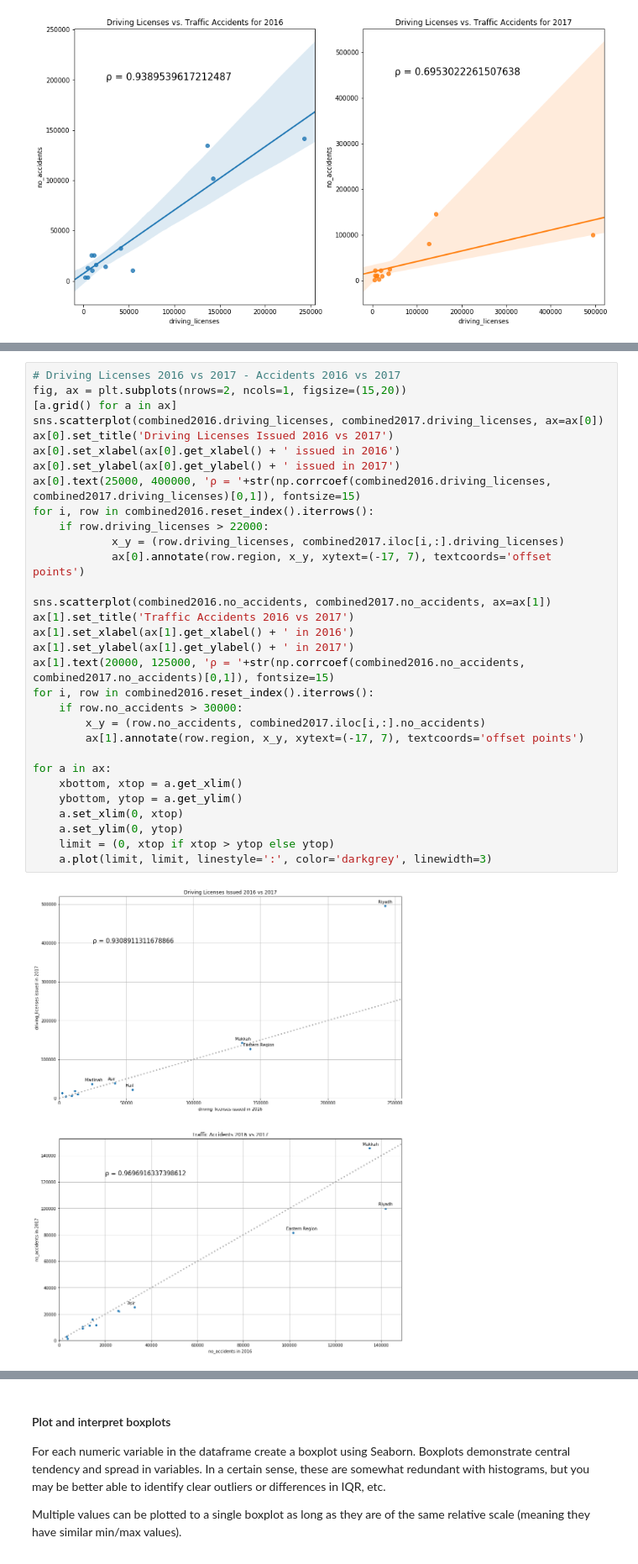
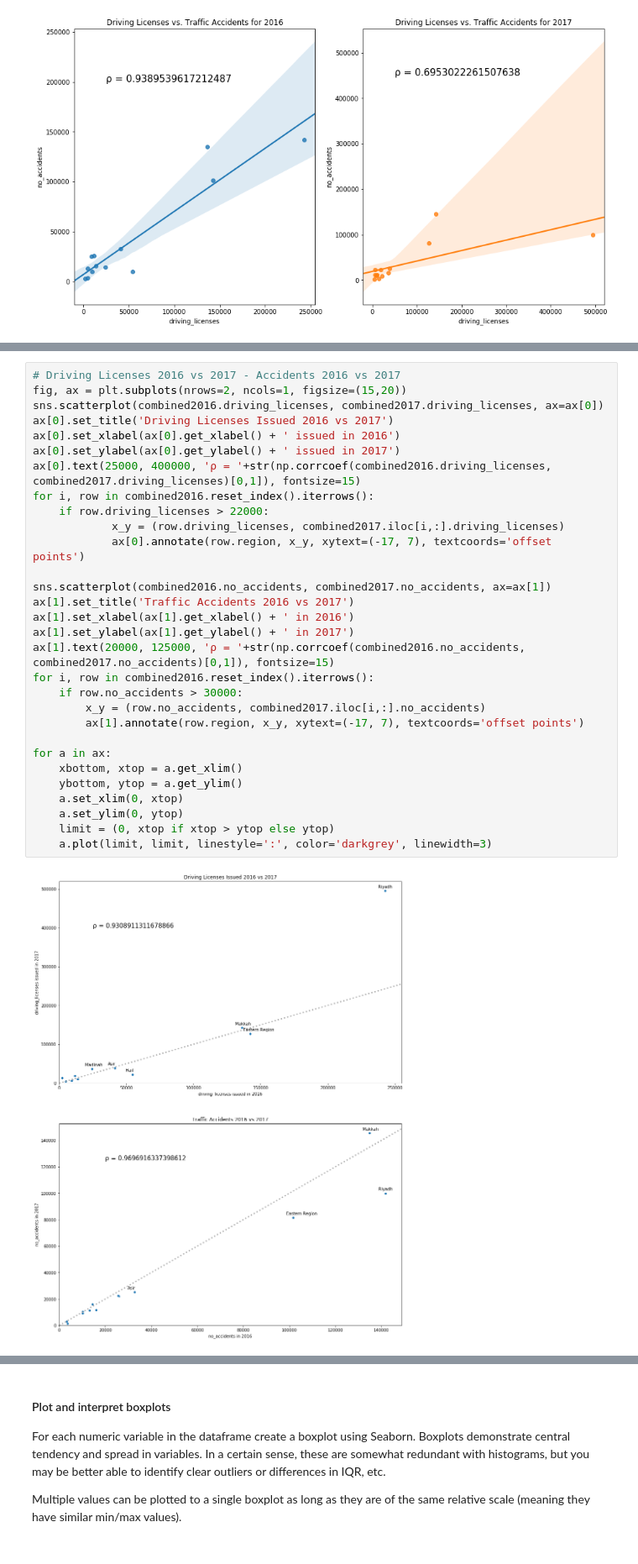
Before and after one commit to TQgit/datascience_project1, a Jupyter notebook: code/starter-code.ipynb, the cells around one changed output, grey strips where cells are left out. Shown: that part at 84% size. Saved outputs shown, nothing was run; the diff lists cells and outputs as text.

```diff
--- a/code/starter-code.ipynb
+++ b/code/starter-code.ipynb
@@ -941,34 +962,33 @@ ax[1].text(50000, 450000, 'ρ = '+str(np.corrcoef(combined2017.driving_licenses,
 # %%
 # Driving Licenses 2016 vs 2017 - Accidents 2016 vs 2017
 fig, ax = plt.subplots(nrows=2, ncols=1, figsize=(15,20))
-[a.grid() for a in ax]
 sns.scatterplot(combined2016.driving_licenses, combined2017.driving_licenses, ax=ax[0])
 ax[0].set_title('Driving Licenses Issued 2016 vs 2017')
 ax[0].set_xlabel(ax[0].get_xlabel() + ' issued in 2016')
 ax[0].set_ylabel(ax[0].get_ylabel() + ' issued in 2017')
 ax[0].text(25000, 400000, 'ρ = '+str(np.corrcoef(combined2016.driving_licenses, combined2017.driving_licenses)[0,1]), fontsize=15)
 for i, row in combined2016.reset_index().iterrows():
     if row.driving_licenses > 22000:
             x_y = (row.driving_licenses, combined2017.iloc[i,:].driving_licenses)
             ax[0].annotate(row.region, x_y, xytext=(-17, 7), textcoords='offset points')
 
 sns.scatterplot(combined2016.no_accidents, combined2017.no_accidents, ax=ax[1])
 ax[1].set_title('Traffic Accidents 2016 vs 2017')
 ax[1].set_xlabel(ax[1].get_xlabel() + ' in 2016')
 ax[1].set_ylabel(ax[1].get_ylabel() + ' in 2017')
 ax[1].text(20000, 125000, 'ρ = '+str(np.corrcoef(combined2016.no_accidents, combined2017.no_accidents)[0,1]), fontsize=15)
 for i, row in combined2016.reset_index().iterrows():
     if row.no_accidents > 30000:
         x_y = (row.no_accidents, combined2017.iloc[i,:].no_accidents)
         ax[1].annotate(row.region, x_y, xytext=(-17, 7), textcoords='offset points')
 
 for a in ax:
     xbottom, xtop = a.get_xlim()
     ybottom, ytop = a.get_ylim()
     a.set_xlim(0, xtop)
     a.set_ylim(0, ytop)
     limit = (0, xtop if xtop > ytop else ytop)
     a.plot(limit, limit, linestyle=':', color='darkgrey', linewidth=3)
 # %% [output]
-[figure, old version]
+[figure, new version]
 # %% [markdown]
```
Also changed, not shown: parts of 42 cells of this notebook, 3 other files.
